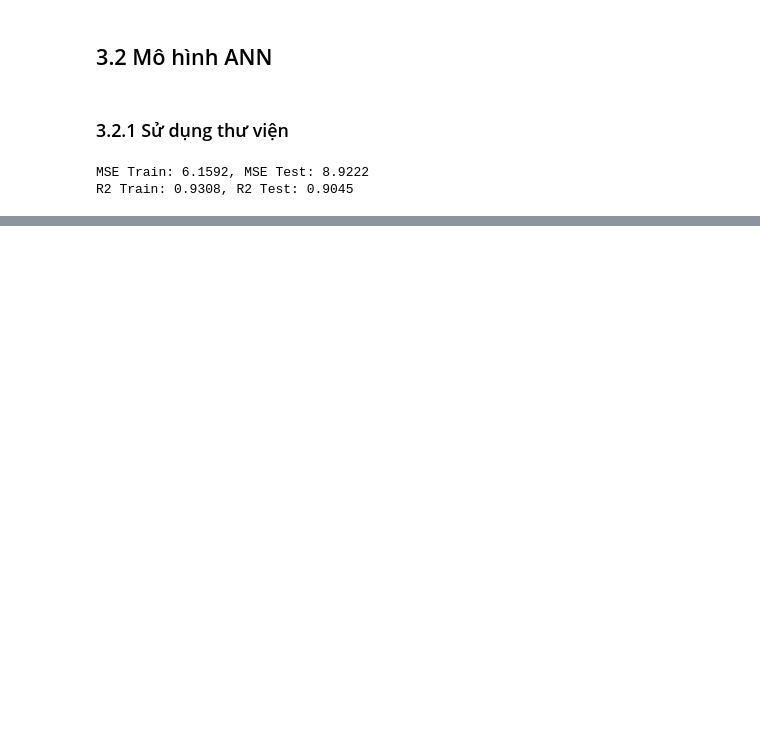
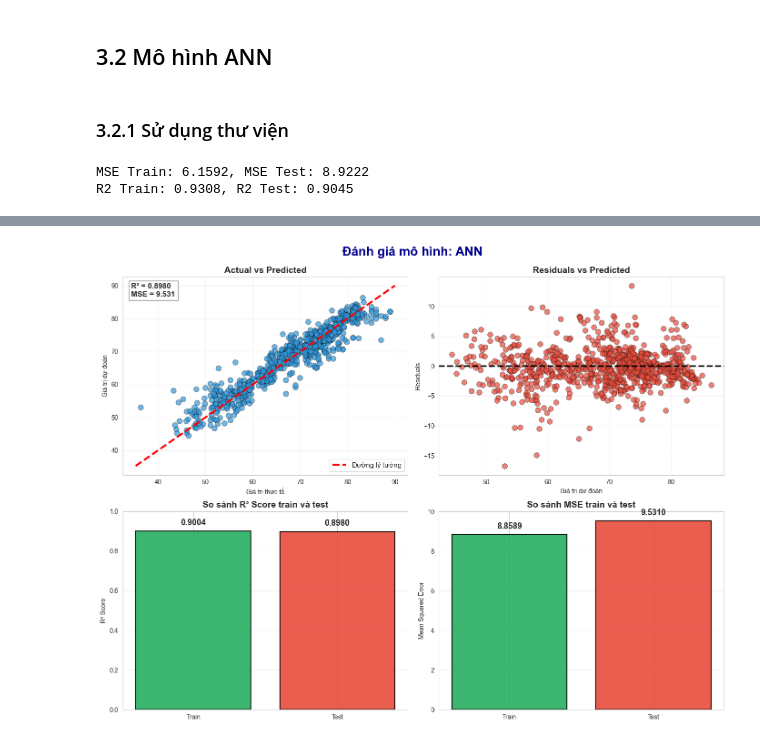
Before and after one commit to dinhtienn/life-expectancy-prediction, a Jupyter notebook: src/source.ipynb, the cells around one changed output, grey strips where cells are left out. Cells and saved outputs as stored; diff of their text form; code cells hidden in the pictures; blank space fills up the shorter version.

```diff
--- a/src/source.ipynb
+++ b/src/source.ipynb
@@ -879,0 +875,4 @@ R2 Train: 0.9011, R2 Validation: 0.8976
+# %%
+evaluate("ANN", y_test_T, pred_ann, train_r2, val_r2, train_mse, val_mse)
+# %% [output]
+[figure, added]
```
Also changed, not shown: parts of 13 cells of this notebook.
